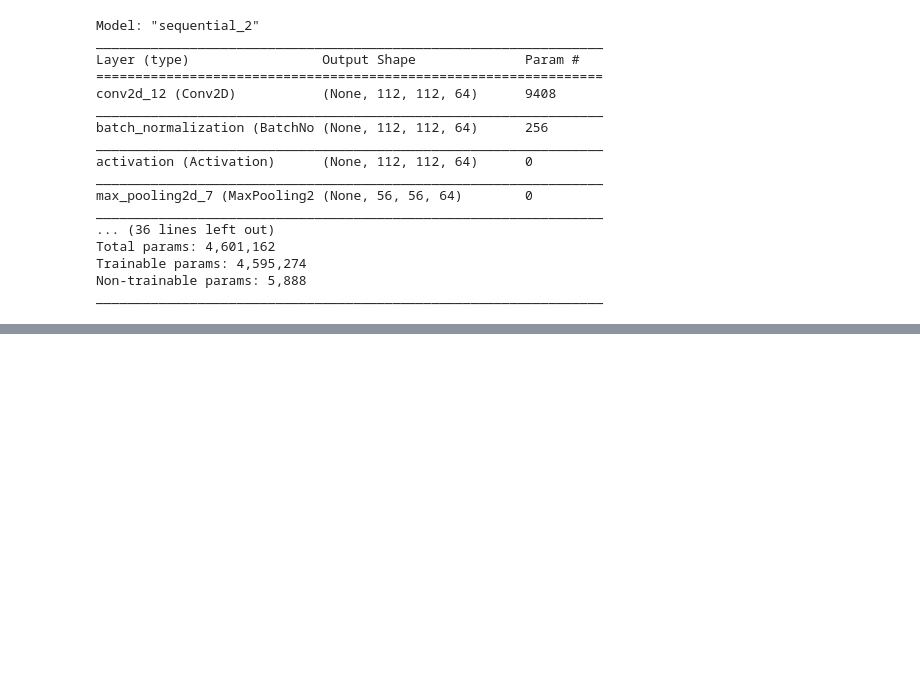
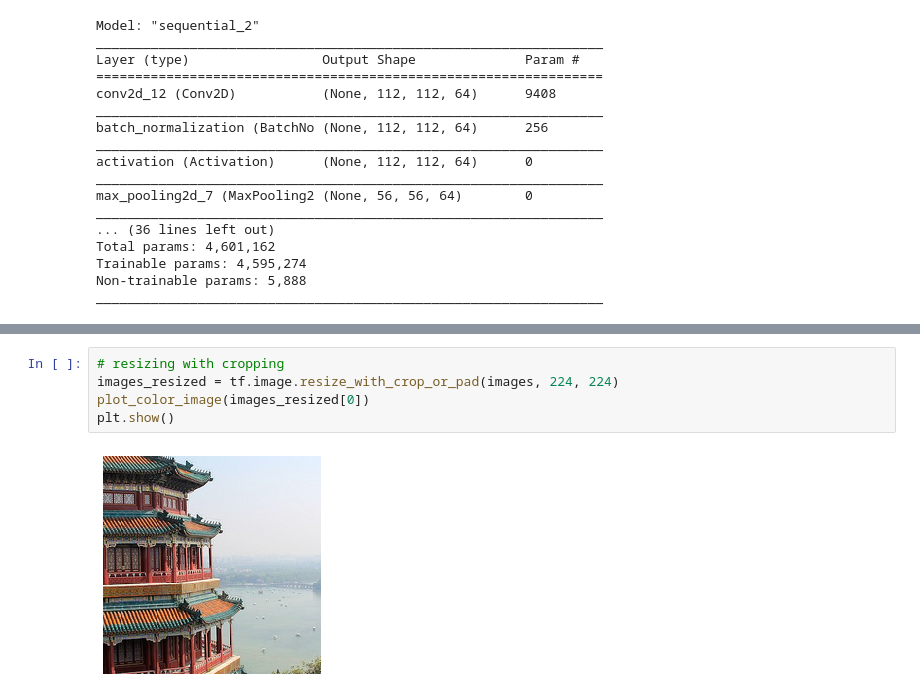
Before and after one commit to sankalptambe/computer-vision-with-cnn, a Jupyter notebook: computer_vision_using_cnn.ipynb, the cells around one changed output, grey strips where cells are left out. Saved outputs shown, nothing was run; the diff lists cells and outputs as text; blank space fills up the shorter version.

```diff
--- a/computer_vision_using_cnn.ipynb
+++ b/computer_vision_using_cnn.ipynb
@@ -443,0 +471,7 @@ _________________________________________________________________
+# %%
+# resizing with cropping
+images_resized = tf.image.resize_with_crop_or_pad(images, 224, 224)
+plot_color_image(images_resized[0])
+plt.show()
+# %% [output]
+[figure, added]
```
Also changed, not shown: parts of 13 cells of this notebook.
